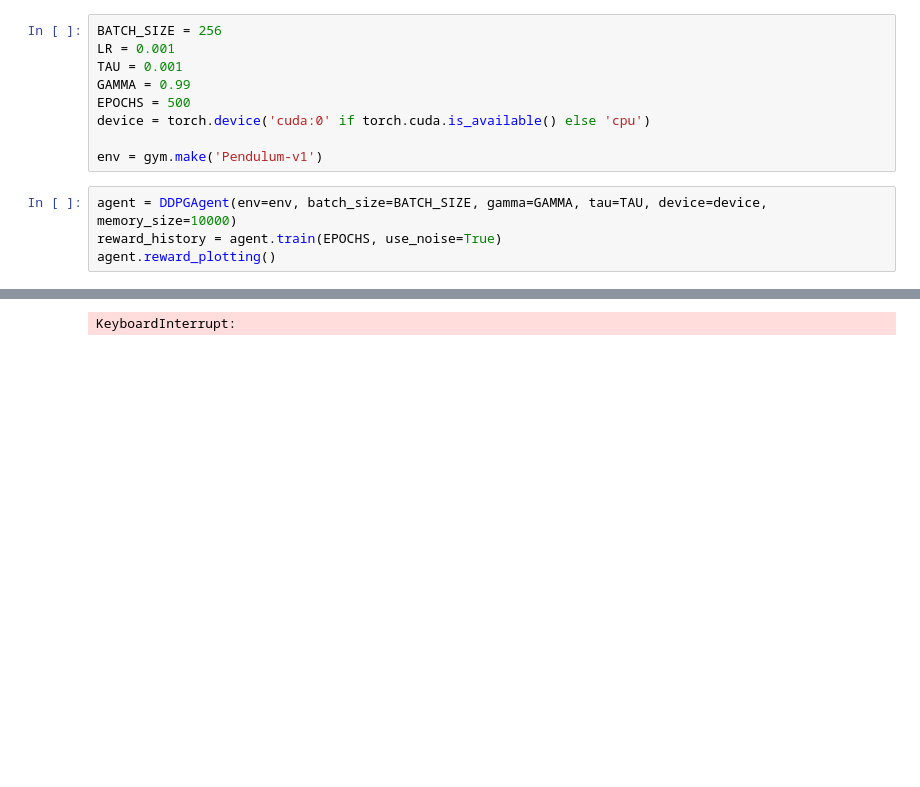
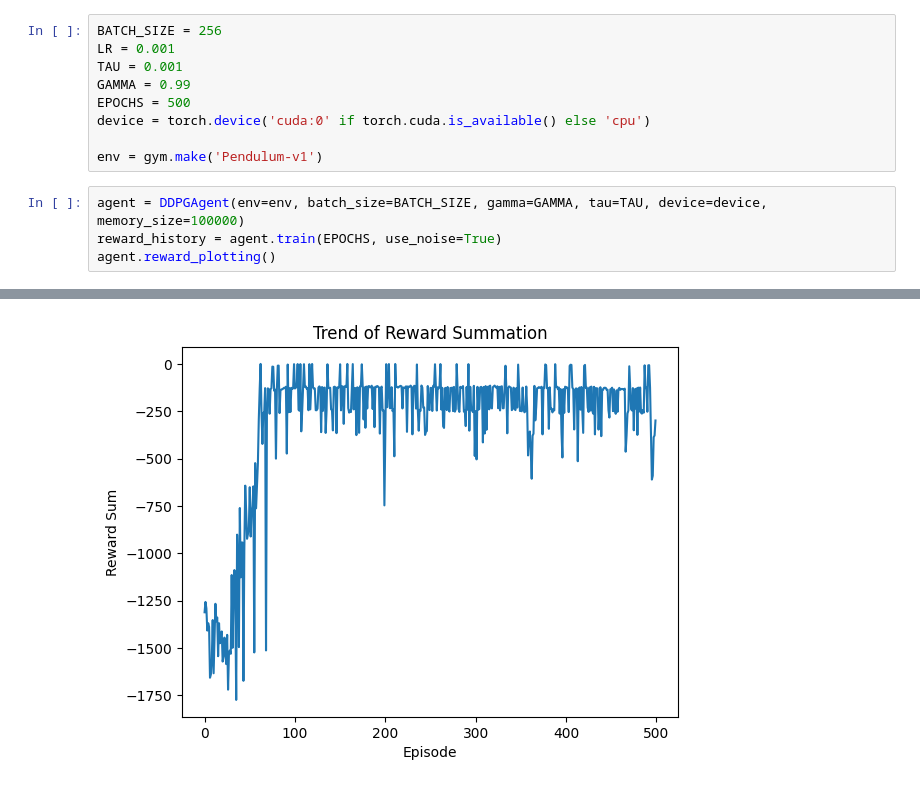
Before and after one commit to Jaewoopudding/rl_implementation, a Jupyter notebook: DDPG.ipynb, the cells around one changed output, grey strips where cells are left out. Cells and saved outputs as stored; diff of their text form; blank space fills up the shorter version.

```diff
--- a/DDPG.ipynb
+++ b/DDPG.ipynb
@@ -13,7 +13,7 @@ device = torch.device('cuda:0' if torch.cuda.is_available() else 'cpu')
 
 env = gym.make('Pendulum-v1')
 # %%
-agent = DDPGAgent(env=env, batch_size=BATCH_SIZE, gamma=GAMMA, tau=TAU, device=device, memory_size=10000)
+agent = DDPGAgent(env=env, batch_size=BATCH_SIZE, gamma=GAMMA, tau=TAU, device=device, memory_size=100000)
 reward_history = agent.train(EPOCHS, use_noise=True)
 agent.reward_plotting()
 # %% [output]
@@ -23 +37 @@ Epochs  || 20   || - reward sum: -1592.03       || Elapsed Time: 0.18s per episo
-KeyboardInterrupt:
+[figure, added]
```
Also changed, not shown: parts of 1 cell of this notebook.
